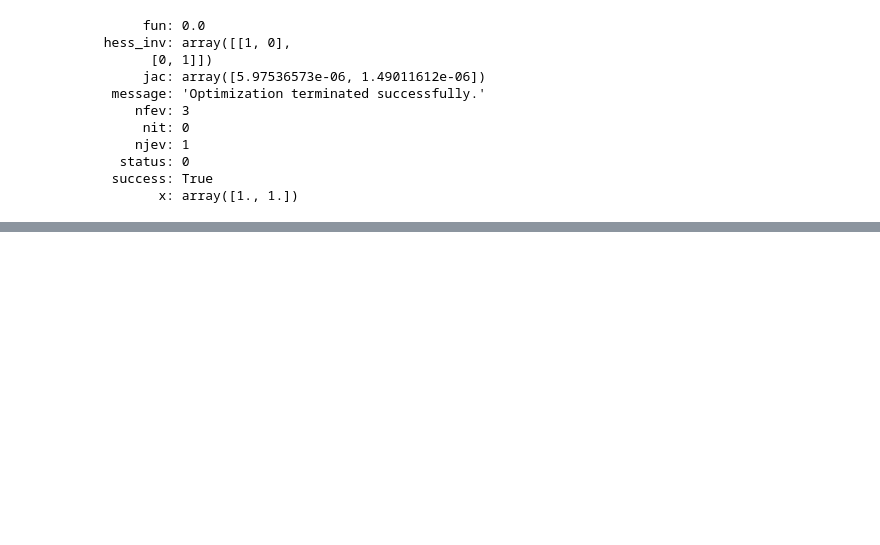
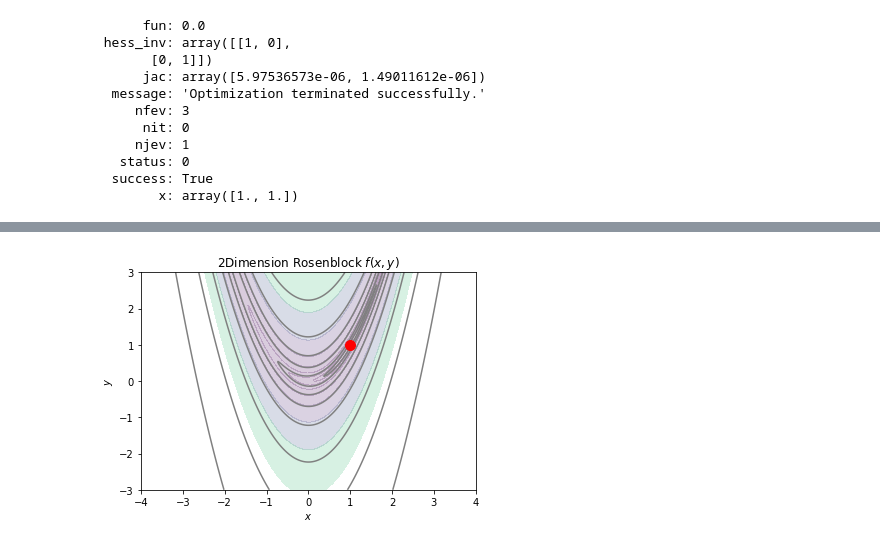
Before and after one commit to hunsoo0823/anaconda_study, a Jupyter notebook: 03_math/05_1 Basic of optimize.ipynb, the cells around one changed output, grey strips where cells are left out. Cells and saved outputs as stored; diff of their text form; code cells hidden in the pictures; blank space fills up the shorter version.

```diff
--- a/03_math/05_1 Basic of optimize.ipynb
+++ b/03_math/05_1 Basic of optimize.ipynb
@@ -81,0 +101,24 @@ print(result)
+# %%
+def f2(x,y):
+    return (1-x)**2 + 100.0 * (y - x**2)**2
+
+xx = np.linspace(-4, 4, 800)
+yy = np.linspace(-3, 3, 600)
+X, Y = np.meshgrid(xx, yy)
+Z = f2(X,Y)
+
+levels = np.logspace(-1, 3, 10)
+plt.contourf(X,Y,Z, alpha=0.2, levels=levels)
+plt.contour(X,Y,Z, colors="gray", levels=[0.4,3,15,50,150,500,1500,5000])
+plt.plot(1,1,'ro',markersize=10)
+
+plt.xlim(-4,4)
+plt.ylim(-3,3)
+plt.xticks(np.linspace(-4,4,9))
+plt.yticks(np.linspace(-3,3,7))
+plt.xlabel("$x$")
+plt.ylabel("$y$")
+plt.title("2Dimension Rosenblock $f(x,y)$")
+plt.show()
+# %% [output]
+[figure, added]
```
Also changed, not shown: parts of 4 cells of this notebook, 5 other files.
